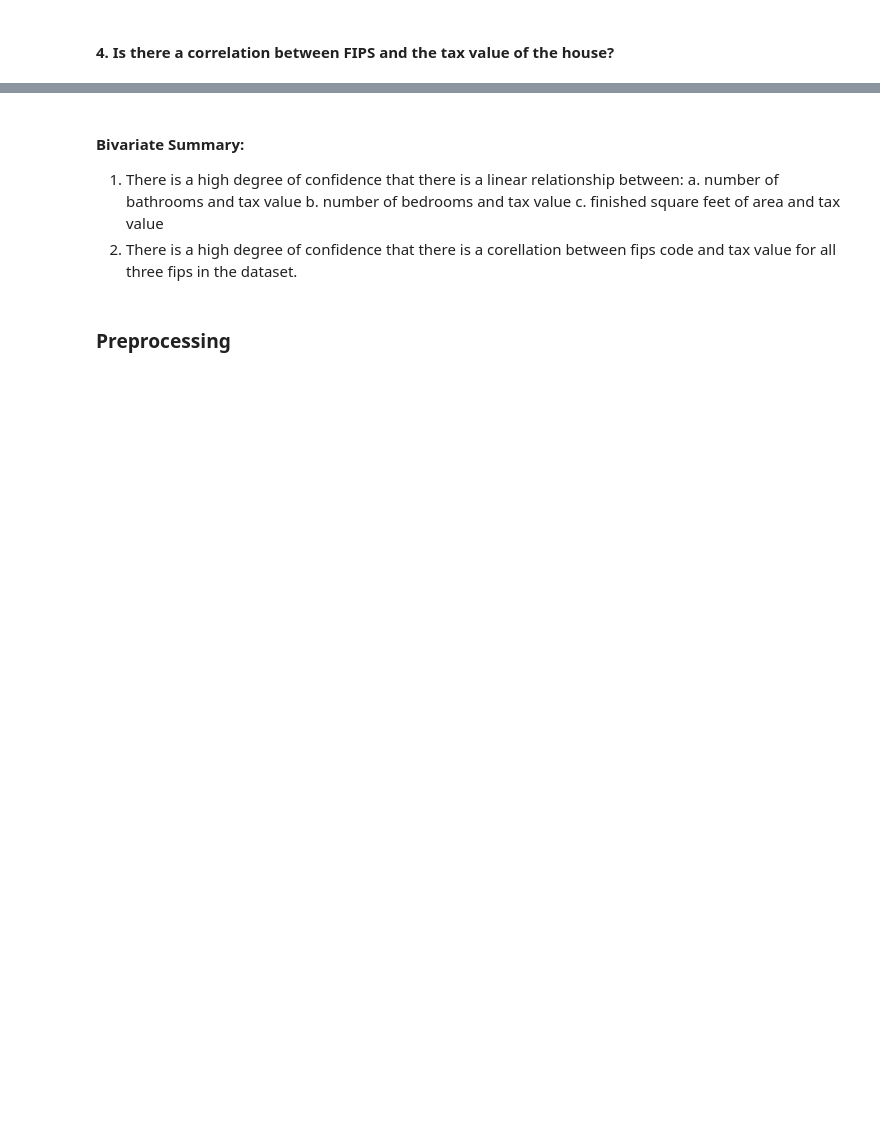
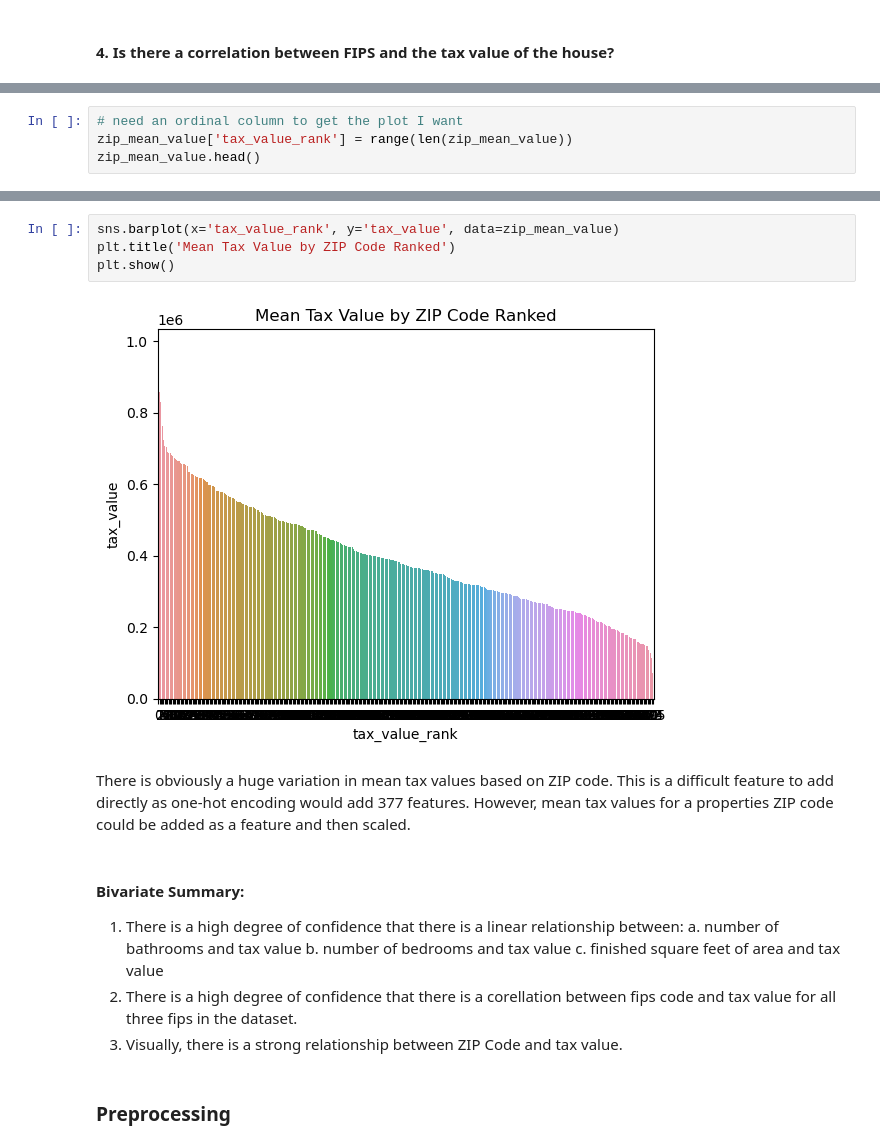
Before and after one commit to corey-baughman/010_regression_project, a Jupyter notebook: zillow_1.ipynb, the cells around one changed output, grey strips where cells are left out. Drawn from its saved outputs; the diff is of its cells as text; blank space fills up the shorter version.

```diff
--- a/zillow_1.ipynb
+++ b/zillow_1.ipynb
@@ -432,0 +464,4 @@ fips_dict
+# %%
+# need an ordinal column to get the plot I want
+zip_mean_value['tax_value_rank'] = range(len(zip_mean_value))
+zip_mean_value.head()
@@ -433,3 +496,11 @@ fips_dict
+# %%
+sns.barplot(x='tax_value_rank', y='tax_value', data=zip_mean_value)
+plt.title('Mean Tax Value by ZIP Code Ranked')
+plt.show()
+# %% [output]
+[figure, added]
+# %% [markdown]
+There is obviously a huge variation in mean tax values based on ZIP code. This is a difficult feature to add directly as one-hot encoding would add 377 features. However, mean tax values for a properties ZIP code could be added as a feature and then scaled.
 # %% [markdown]
 #### Bivariate Summary:
 
@@ -438,6 +509,7 @@ fips_dict
     b. number of bedrooms and tax value
     c. finished square feet of area and tax value
 2. There is a high degree of confidence that there is a corellation between fips code and tax value for all three fips in the dataset.
+3. Visually, there is a strong relationship between ZIP Code and tax value.
 # %% [markdown]
 ### Preprocessing
 # %% [markdown]
```
Also changed, not shown: parts of 30 cells of this notebook, 6 other files.
